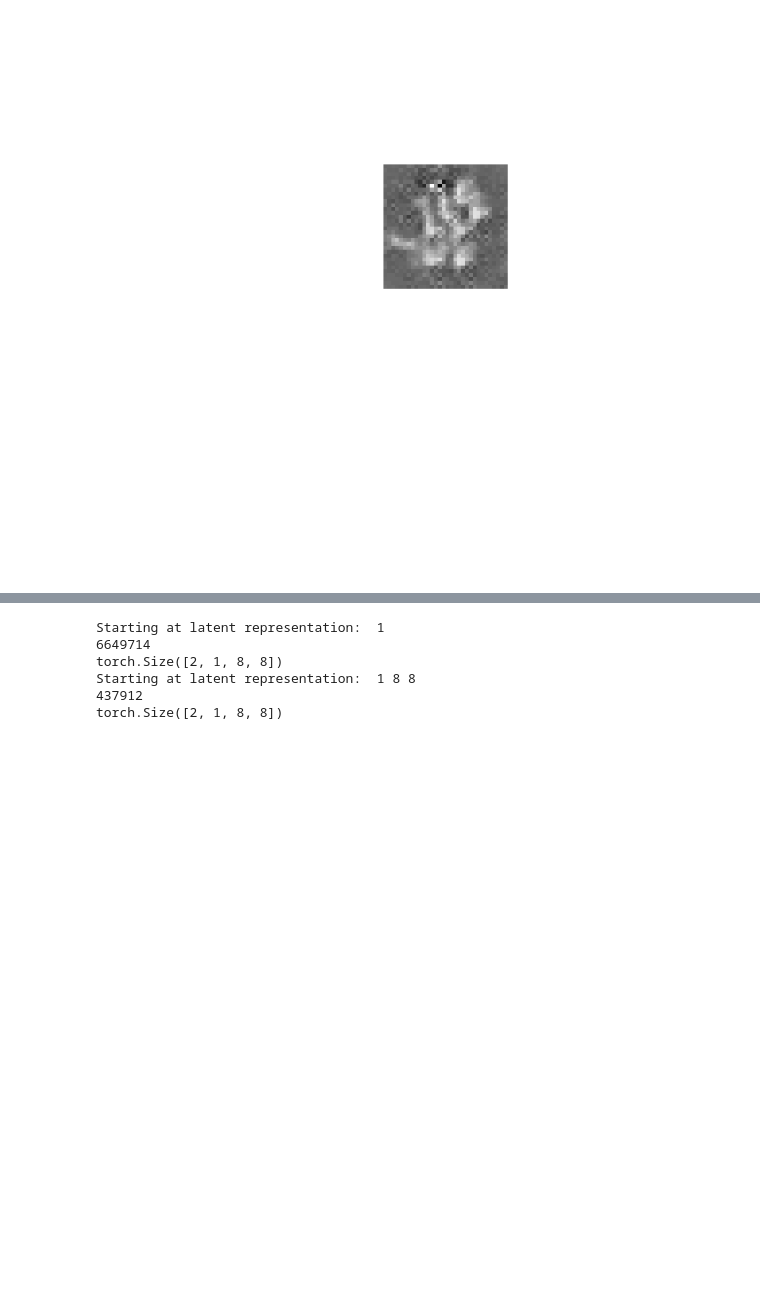
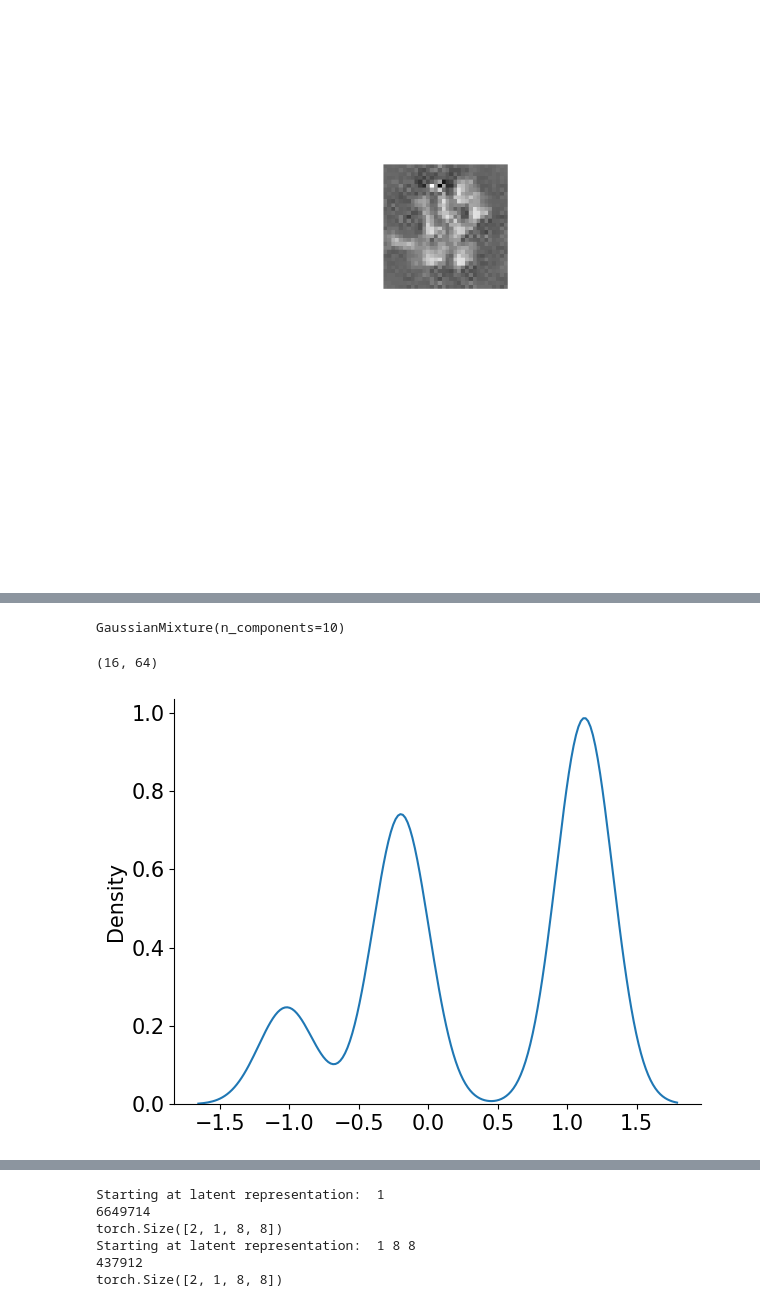
Before and after one commit to adam2392/ciflows, a Jupyter notebook: notebooks/01_injflow_results.ipynb, the cells around one changed output, grey strips where cells are left out. Cells and saved outputs as stored; diff of their text form; code cells hidden in the pictures; blank space fills up the shorter version.

```diff
--- a/notebooks/01_injflow_results.ipynb
+++ b/notebooks/01_injflow_results.ipynb
@@ -217,0 +341,15 @@ plt.show()
+# %%
+from sklearn.mixture import GaussianMixture
+
+gmm = GaussianMixture(n_components=10)
+gmm.fit(v.detach().numpy().reshape(batch_size, -1))
+# %% [output]
+GaussianMixture(n_components=10)
+# %%
+
+v_samples, _ = gmm.sample(16)
+sns.kdeplot(v_samples.flatten())
+print(v_samples.shape)
+# %% [output]
+(16, 64)
+[figure, added]
```
Also changed, not shown: parts of 13 cells of this notebook, 4 other files.
